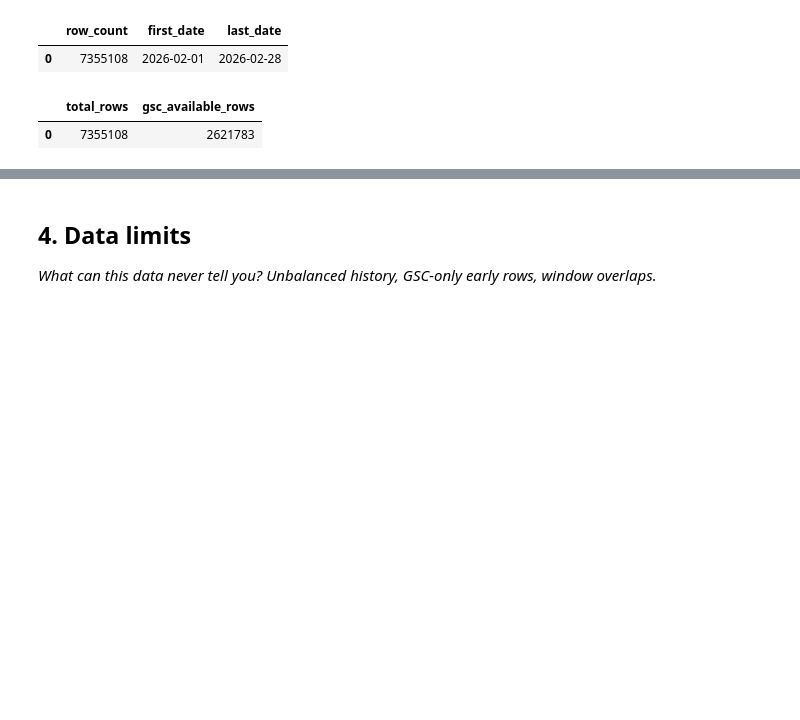
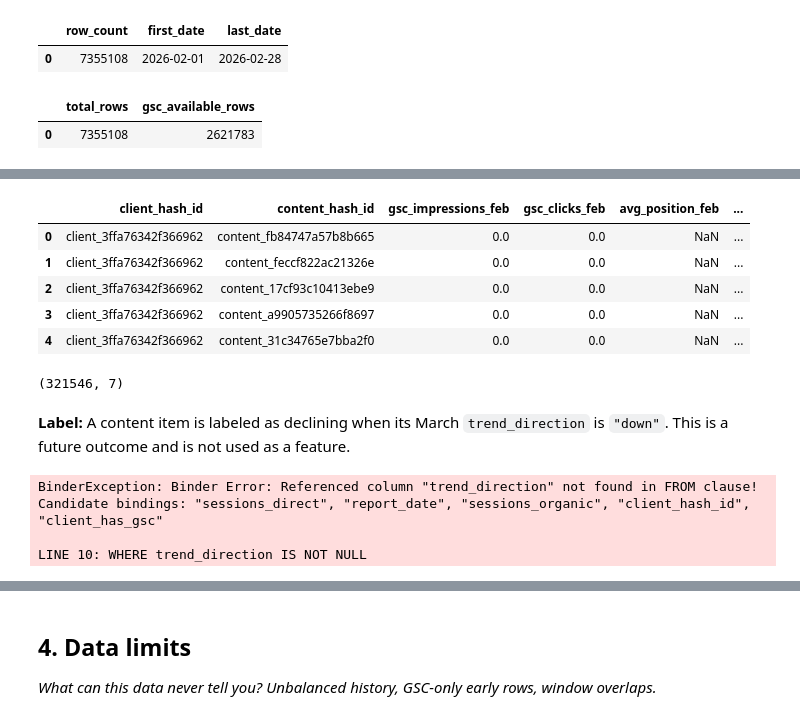
Before and after one commit to Ramy99999999/Flyrank-machine-learning-internship, a Jupyter notebook: work/notebooks/w03_data_contract.ipynb, the cells around one changed output, grey strips where cells are left out. Cells and saved outputs as stored; diff of their text form; code cells hidden in the pictures; blank space fills up the shorter version.

```diff
--- a/work/notebooks/w03_data_contract.ipynb
+++ b/work/notebooks/w03_data_contract.ipynb
@@ -132,0 +187,61 @@ availability_check
+# %%
+features_feb = con.execute(f"""
+SELECT
+    client_hash_id,
+    content_hash_id,
+
+    SUM(gsc_impressions) AS gsc_impressions_feb,
+
+    SUM(gsc_clicks) AS gsc_clicks_feb,
+
+    AVG(
+        CASE
+            WHEN gsc_data_available IS TRUE
+            THEN gsc_sum_position
+        END
+    ) AS avg_position_feb,
+
+    SUM(sessions_organic) AS sessions_organic_feb,
+
+    SUM(scroll_events) AS scroll_events_feb
+
+FROM {FEB}
+
+GROUP BY
+    client_hash_id,
+    content_hash_id
+""").df()
+
+features_feb.head()
+# %% [output]
+|  | client_hash_id | content_hash_id | gsc_impressions_feb | gsc_clicks_feb | avg_position_feb | ... |
+| 0 | client_3ffa76342f366962 | content_fb84747a57b8b665 | 0.0 | 0.0 | NaN | ... |
+| 1 | client_3ffa76342f366962 | content_feccf822ac21326e | 0.0 | 0.0 | NaN | ... |
+| 2 | client_3ffa76342f366962 | content_17cf93c10413ebe9 | 0.0 | 0.0 | NaN | ... |
+| 3 | client_3ffa76342f366962 | content_a9905735266f8697 | 0.0 | 0.0 | NaN | ... |
+| 4 | client_3ffa76342f366962 | content_31c34765e7bba2f0 | 0.0 | 0.0 | NaN | ... |
+# %%
+features_feb.shape
+# %% [output]
+(321546, 7)
+# %% [markdown]
+**Label:** A content item is labeled as declining when its March `trend_direction` is `"down"`. This is a future outcome and is not used as a feature.
+# %%
+labels_mar = con.execute(f"""
+SELECT
+    client_hash_id,
+    content_hash_id,
+    CASE
+        WHEN trend_direction = 'down' THEN 1
+        ELSE 0
+    END AS is_declining_label
+FROM {MAR}
+WHERE trend_direction IS NOT NULL
+""").df()
+
+labels_mar.head()
+# %% [output]
+BinderException: Binder Error: Referenced column "trend_direction" not found in FROM clause!
+Candidate bindings: "sessions_direct", "report_date", "sessions_organic", "client_hash_id", "client_has_gsc"
+
+LINE 10: WHERE trend_direction IS NOT NULL
```
Also changed, not shown: parts of 10 cells of this notebook.
